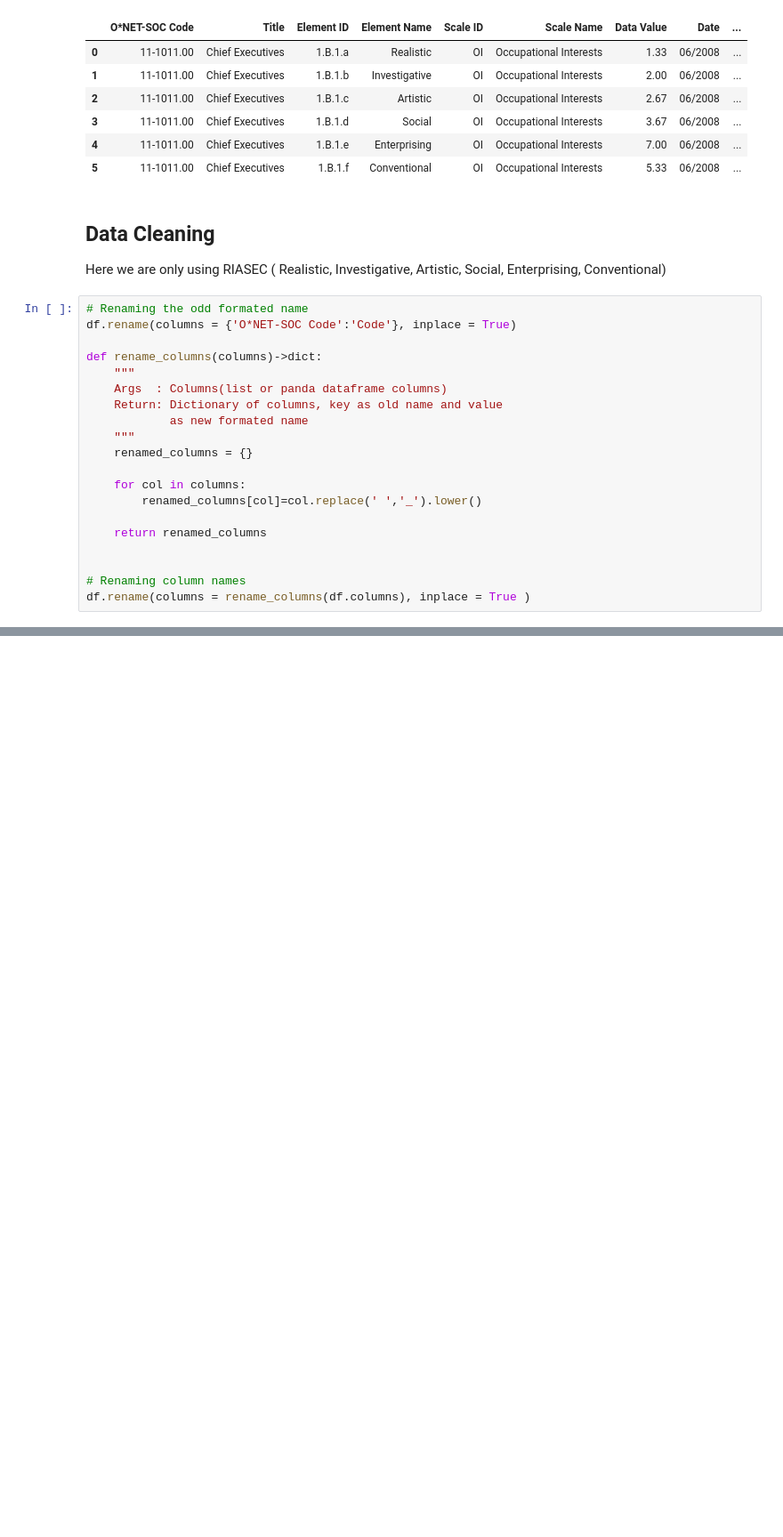
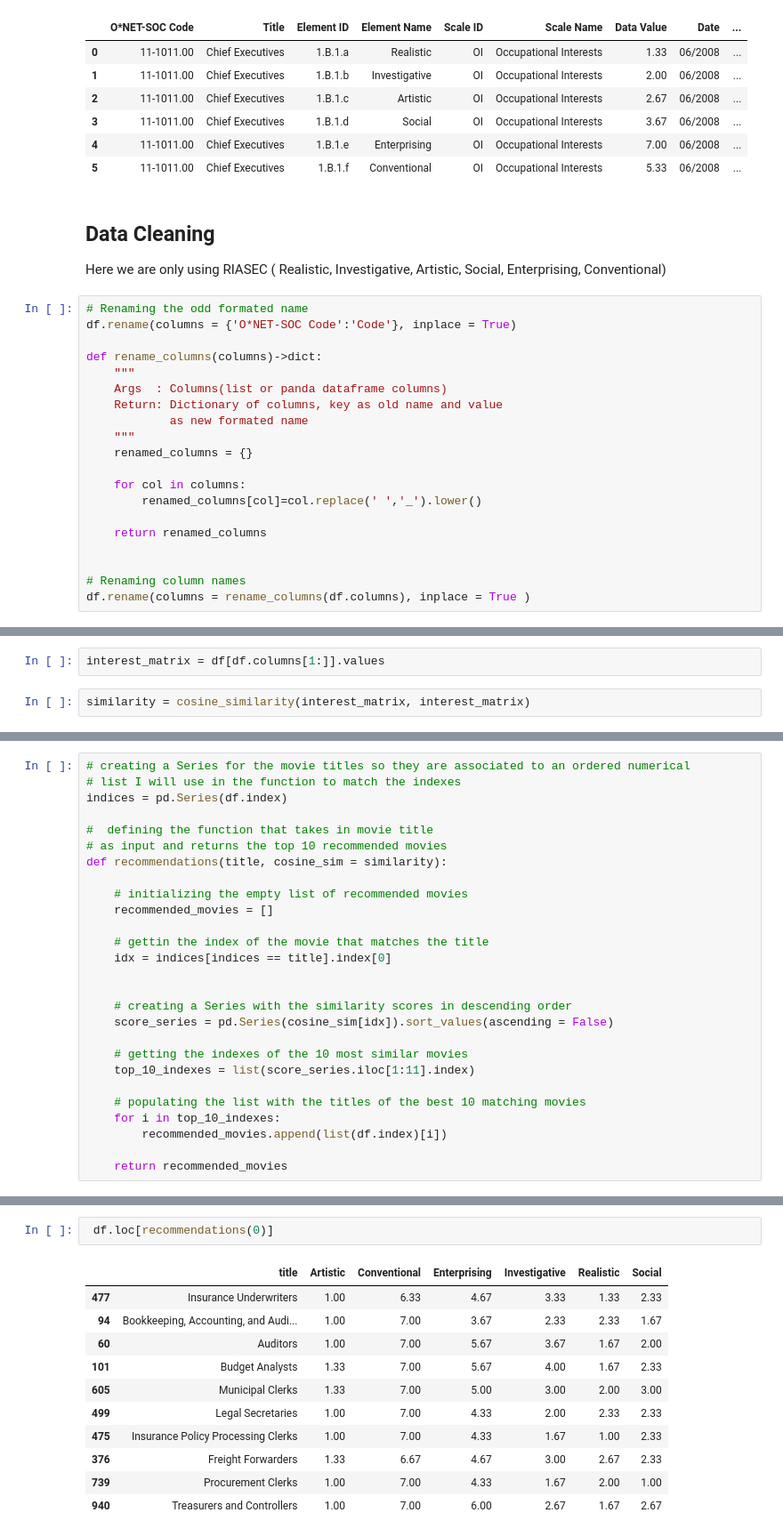
Before and after one commit to ali-hazan/career-guru, a Jupyter notebook: interests.ipynb, the cells around one changed output, grey strips where cells are left out. Shown at 89% size. Saved outputs shown, nothing was run; the diff lists cells and outputs as text; blank space fills up the shorter version.

```diff
--- a/interests.ipynb
+++ b/interests.ipynb
@@ -62,0 +73,4 @@ df=df[df['scale_id']=='OI']
+# %%
+interest_matrix = df[df.columns[1:]].values
+# %%
+similarity = cosine_similarity(interest_matrix, interest_matrix)
@@ -62,0 +96,27 @@ df=df[df['scale_id']=='OI']
+# %%
+# creating a Series for the movie titles so they are associated to an ordered numerical
+# list I will use in the function to match the indexes
+indices = pd.Series(df.index)
+
+#  defining the function that takes in movie title
+# as input and returns the top 10 recommended movies
+def recommendations(title, cosine_sim = similarity):
+
+    # initializing the empty list of recommended movies
+    recommended_movies = []
+
+    # gettin the index of the movie that matches the title
+    idx = indices[indices == title].index[0]
+
+
+    # creating a Series with the similarity scores in descending order
+    score_series = pd.Series(cosine_sim[idx]).sort_values(ascending = False)
+
+    # getting the indexes of the 10 most similar movies
+    top_10_indexes = list(score_series.iloc[1:11].index)
+
+    # populating the list with the titles of the best 10 matching movies
+    for i in top_10_indexes:
+        recommended_movies.append(list(df.index)[i])
+
+    return recommended_movies
@@ -63 +141,15 @@ df=df[df['scale_id']=='OI']
+# %%
+ df.loc[recommendations(0)]
+# %% [output]
+|  | title | Artistic | Conventional | Enterprising | Investigative | Realistic | Social |
+| 477 | Insurance Underwriters | 1.00 | 6.33 | 4.67 | 3.33 | 1.33 | 2.33 |
+| 94 | Bookkeeping, Accounting, and Audi... | 1.00 | 7.00 | 3.67 | 2.33 | 2.33 | 1.67 |
+| 60 | Auditors | 1.00 | 7.00 | 5.67 | 3.67 | 1.67 | 2.00 |
+| 101 | Budget Analysts | 1.33 | 7.00 | 5.67 | 4.00 | 1.67 | 2.33 |
+| 605 | Municipal Clerks | 1.33 | 7.00 | 5.00 | 3.00 | 2.00 | 3.00 |
+| 499 | Legal Secretaries | 1.00 | 7.00 | 4.33 | 2.00 | 2.33 | 2.33 |
+| 475 | Insurance Policy Processing Clerks | 1.00 | 7.00 | 4.33 | 1.67 | 1.00 | 2.33 |
+| 376 | Freight Forwarders | 1.33 | 6.67 | 4.67 | 3.00 | 2.67 | 2.33 |
+| 739 | Procurement Clerks | 1.00 | 7.00 | 4.33 | 1.67 | 2.00 | 1.00 |
+| 940 | Treasurers and Controllers | 1.00 | 7.00 | 6.00 | 2.67 | 1.67 | 2.67 |
 # %%
```
Also changed, not shown: parts of 13 cells of this notebook.
